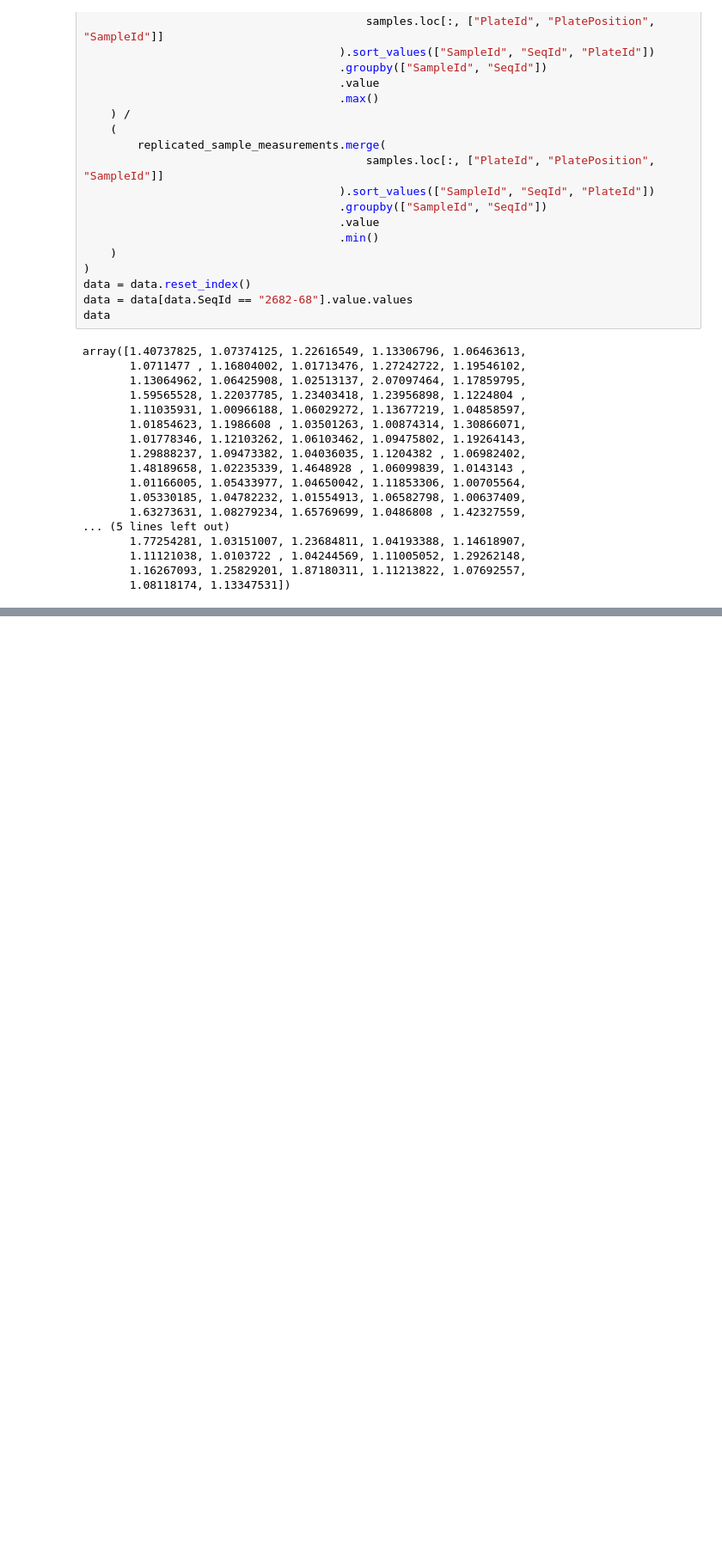
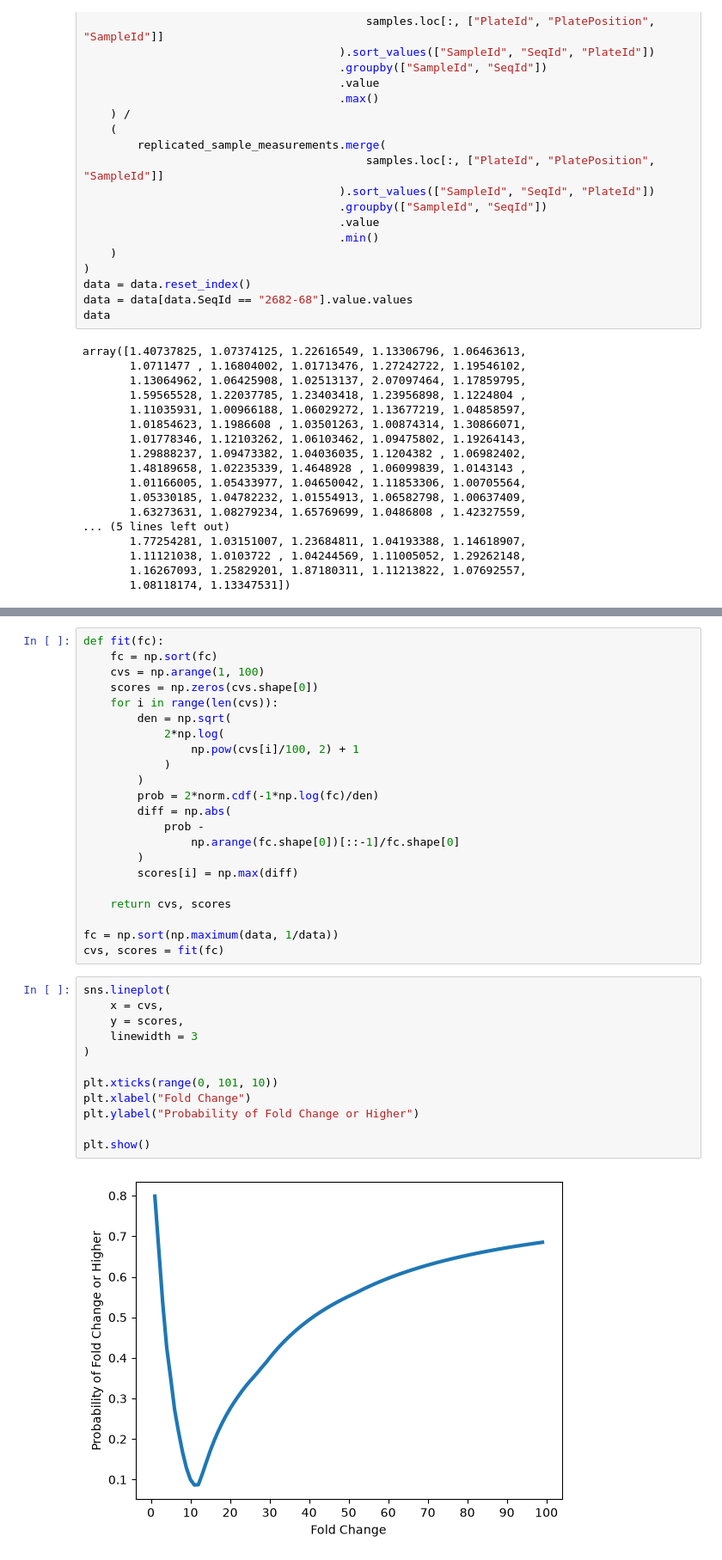
Before and after one commit to AnthonyOfSeattle/affinity-proteomics-notebook, a Jupyter notebook: work/2026_09_09_investigating_candia_dispersion.ipynb, the cells around one changed output, grey strips where cells are left out. Shown at 86% size. Cells and saved outputs as stored; diff of their text form; blank space fills up the shorter version.

```diff
--- a/work/2026_09_09_investigating_candia_dispersion.ipynb
+++ b/work/2026_09_09_investigating_candia_dispersion.ipynb
@@ -476,0 +526,36 @@ plt.show()
+# %%
+def fit(fc):
+    fc = np.sort(fc)
+    cvs = np.arange(1, 100)
+    scores = np.zeros(cvs.shape[0])
+    for i in range(len(cvs)):
+        den = np.sqrt(
+            2*np.log(
+                np.pow(cvs[i]/100, 2) + 1
+            )
+        )
+        prob = 2*norm.cdf(-1*np.log(fc)/den)
+        diff = np.abs(
+            prob -
+                np.arange(fc.shape[0])[::-1]/fc.shape[0]
+        )
+        scores[i] = np.max(diff)
+
+    return cvs, scores
+
+fc = np.sort(np.maximum(data, 1/data))
+cvs, scores = fit(fc)
+# %%
+sns.lineplot(
+    x = cvs,
+    y = scores,
+    linewidth = 3
+)
+
+plt.xticks(range(0, 101, 10))
+plt.xlabel("Fold Change")
+plt.ylabel("Probability of Fold Change or Higher")
+
+plt.show()
+# %% [output]
+[figure, added]
```
Also changed, not shown: parts of 1 cell of this notebook.
